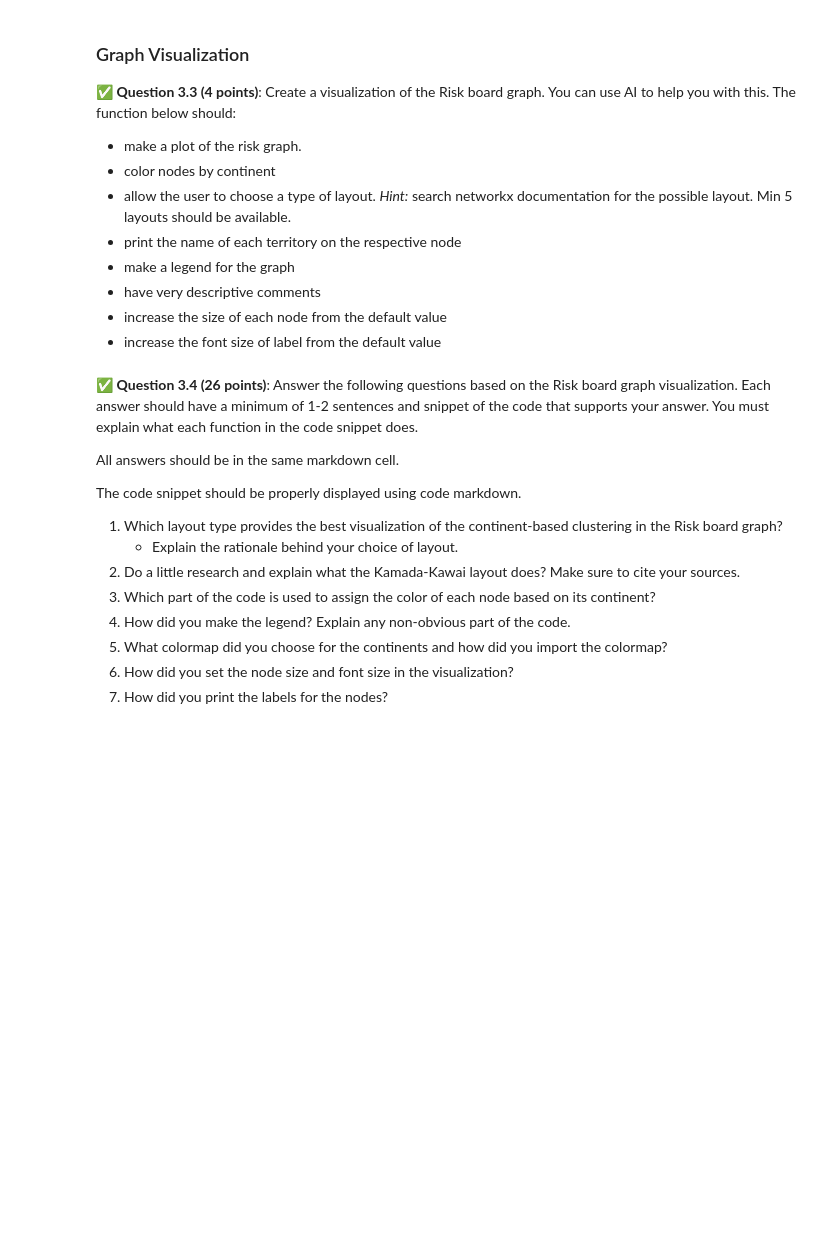
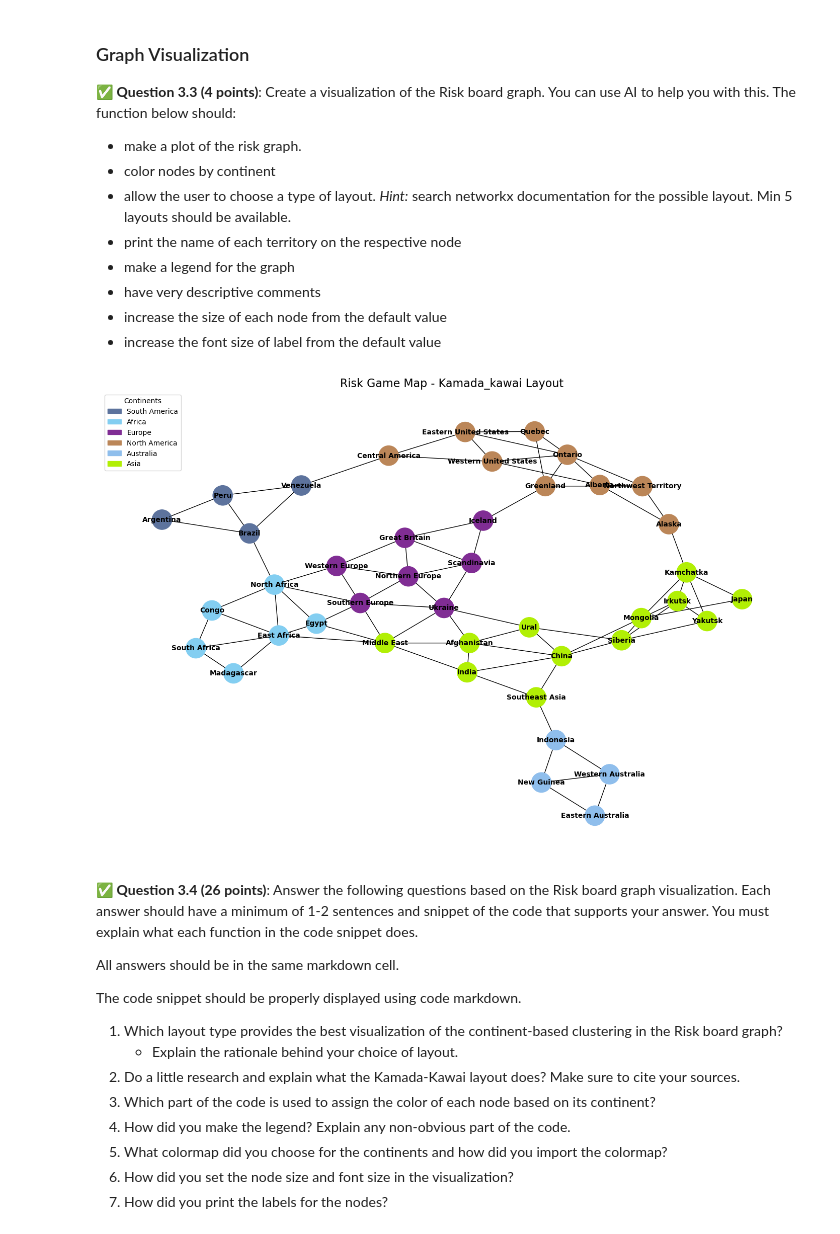
Before and after one commit to Justinwagner371/CMSE202-f25-turnin, a Jupyter notebook: HW02_Part2-Risk-SS25-STUDENT.ipynb, the cells around one changed output. Drawn from its saved outputs; the diff is of its cells as text; code cells hidden in the pictures; blank space fills up the shorter version.

```diff
--- a/HW02_Part2-Risk-SS25-STUDENT.ipynb
+++ b/HW02_Part2-Risk-SS25-STUDENT.ipynb
@@ -114,19 +170,55 @@ G = create_risk_graph(risk_territories)
 - have very descriptive comments
 - increase the size of each node from the default value
 - increase the font size of label from the default value
-# %%
-def visualize_risk_graph(G):
-    """
-    Create a visualization of the Risk board graph with continents colored differently.
-
-    Parameters:
-        G (nx.Graph): NetworkX graph of the Risk board
-    """
-    # Your code here
-    pass
-
-# Visualize the graph
-visualize_risk_graph(G)
+# %%
+import random
+import matplotlib.patches as mpatches
+def visualize_risk_graph(G, layout_type='kamada_kawai'):
+    """
+    Create a visualization of the Risk board graph with continents colored differently.
+
+    Parameters:
+        G (nx.Graph): NetworkX graph of the Risk board
+    """
+    layout_functions = {
+        'spring': nx.spring_layout,
+        'circular': nx.circular_layout,
+        'kamada_kawai': nx.kamada_kawai_layout,
+        'shell': nx.shell_layout,
+        'spectral': nx.spectral_layout
+    }
+
+    # Use the selected layout or default to spring
+    layout_func = layout_functions.get(layout_type, nx.kamada_kawai_layout)
+    pos = layout_func(G)
+    # Assign a unique color to each continent
+    continents = set(nx.get_node_attributes(G, 'continent').values())
+    continent_colors = {continent: f"#{random.randint(0, 0xFFFFFF):06x}" for continent in continents}
+
+    # Map node colors based on their continent
+    node_colors = [continent_colors[G.nodes[node]['continent']] for node in G.nodes()]
+
+    # Create the plot
+    plt.figure(figsize=(18, 12))
+    nx.draw_networkx_nodes(G, pos, node_color=node_colors, node_size=800)  # Larger node size
+    nx.draw_networkx_edges(G, pos)
+    nx.draw_networkx_labels(G, pos, font_size=10, font_weight='bold')  # Larger font
+
+    # Create a legend for the continents
+    legend_handles = [mpatches.Patch(color=color, label=continent)
+                      for continent, color in continent_colors.items()]
+    plt.legend(handles=legend_handles, title="Continents", loc='upper left')
+
+    # Clean up the plot
+    plt.axis('off')
+    plt.title(f"Risk Game Map - {layout_type.capitalize()} Layout", fontsize=16)
+    plt.show()
+    pass
+
+# Visualize the graph
+visualize_risk_graph(G)
+# %% [output]
+[figure, added]
 # %% [markdown]
 &#9989; **Question 3.4 (26 points)**: Answer the following questions based on the Risk board graph visualization. Each answer should have a minimum of 1-2 sentences and snippet of the code that supports your answer. You must explain what each function in the code snippet does.
 
```
Also changed, not shown: parts of 5 cells of this notebook.
